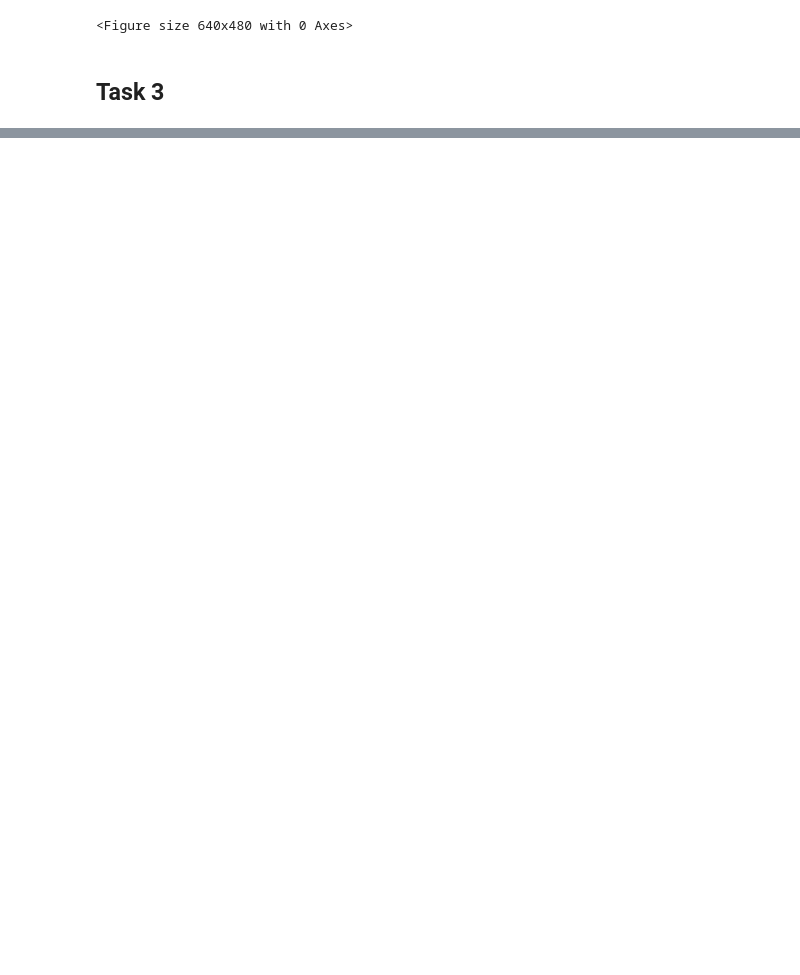
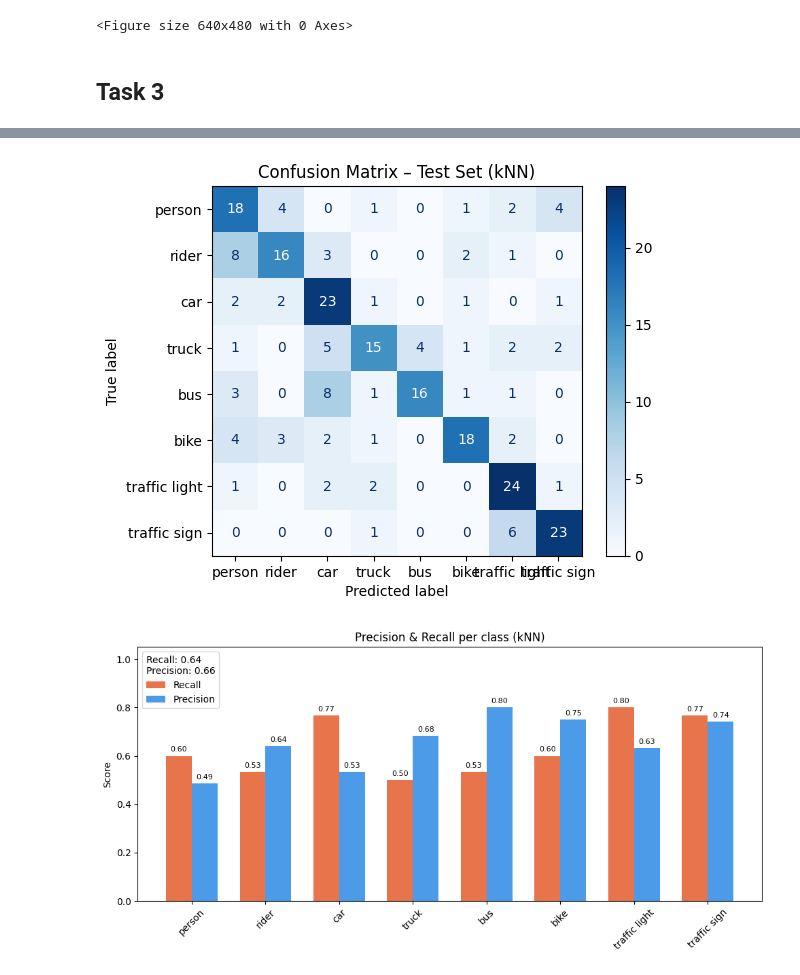
Before and after one commit to ricteland/-2AMM10-A2-Evangelists, a Jupyter notebook: assignment2_skeleton.ipynb, the cells around one changed output, grey strips where cells are left out. Cells and saved outputs as stored; diff of their text form; code cells hidden in the pictures; blank space fills up the shorter version.

```diff
--- a/assignment2_skeleton.ipynb
+++ b/assignment2_skeleton.ipynb
@@ -1610,0 +1668,35 @@ traffic light       0.87      0.90      0.89        30
+# %%
+# Confusion matrix
+cm_knn = confusion_matrix(test_labels, knn_preds)
+disp = ConfusionMatrixDisplay(confusion_matrix=cm_knn, display_labels=test_dataset.classes)
+disp.plot(cmap='Blues')
+plt.title('Confusion Matrix – Test Set (kNN)')
+plt.show()
+
+# precision and recall per class
+class_names = test_dataset.classes
+precisions_knn = precision_score(test_labels, knn_preds, average=None, zero_division=0)
+recalls_knn    = recall_score(test_labels, knn_preds, average=None, zero_division=0)
+macro_precision_knn = precision_score(test_labels, knn_preds, average='macro', zero_division=0)
+macro_recall_knn    = recall_score(test_labels, knn_preds, average='macro', zero_division=0)
+
+x = np.arange(len(class_names))
+width = 0.35
+fig, ax = plt.subplots(figsize=(10, 5))
+rects1 = ax.bar(x - width/2, recalls_knn,    width, label='Recall',    color='#E8744C')
+rects2 = ax.bar(x + width/2, precisions_knn, width, label='Precision', color='#4C9BE8')
+ax.set_xticks(x)
+ax.set_xticklabels(class_names, rotation=45)
+ax.set_ylim(0, 1.05)
+ax.set_ylabel('Score')
+ax.set_title('Precision & Recall per class (kNN)')
+ax.legend(title=f'Recall: {macro_recall_knn:.2f} \nPrecision: {macro_precision_knn:.2f}')
+for rect in rects1 + rects2:
+    height = rect.get_height()
+    ax.annotate(f'{height:.2f}', xy=(rect.get_x() + rect.get_width() / 2, height),
+                xytext=(0, 3), textcoords='offset points', ha='center', va='bottom', fontsize=8)
+plt.tight_layout()
+plt.show()
+# %% [output]
+[figure, added]
+[figure, added]
```
Also changed, not shown: parts of 14 cells of this notebook, 4 other files.
